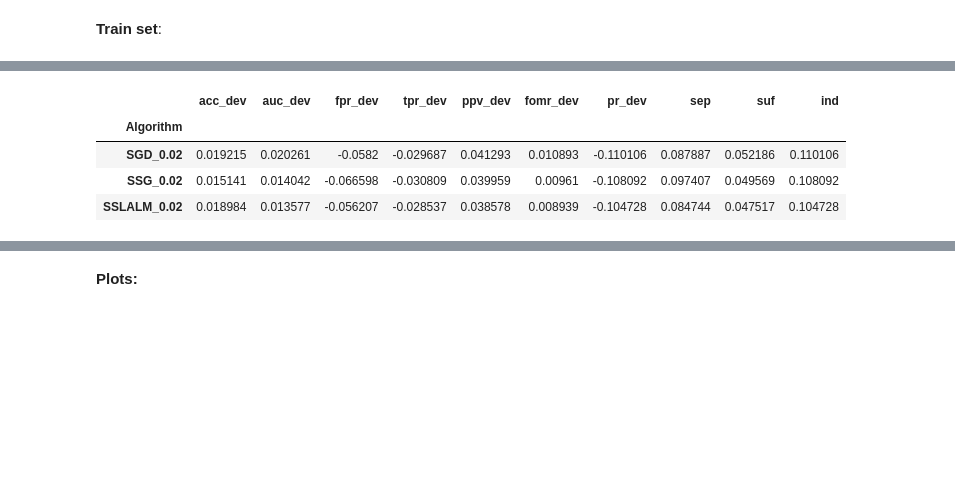
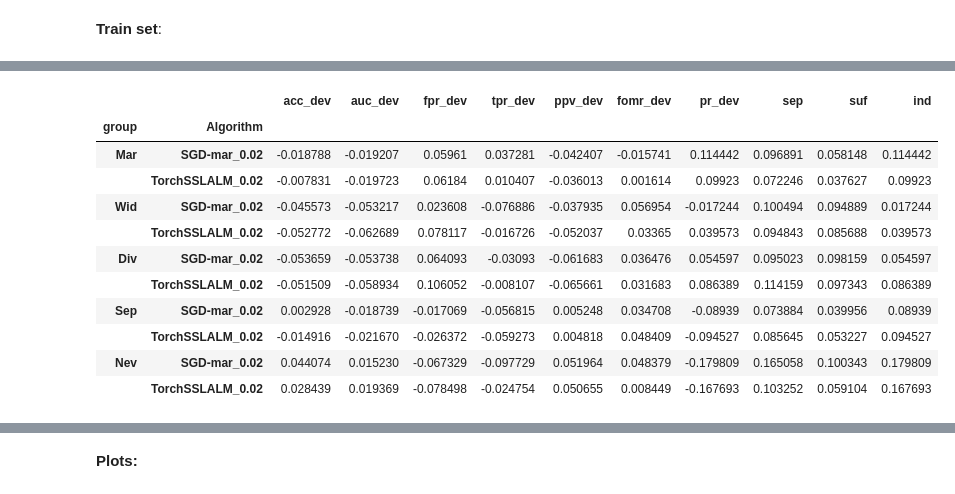
Before and after one commit to andrewklayk/humancompatible-train, a Jupyter notebook: experiments/model_plots.ipynb, the cells around one changed output, grey strips where cells are left out. Drawn from its saved outputs; the diff is of its cells as text; code cells hidden in the pictures; blank space fills up the shorter version.

```diff
--- a/experiments/model_plots.ipynb
+++ b/experiments/model_plots.ipynb
@@ -45,2 +50,12 @@ STATE = "CA"
     stratify=False,
 )
+# %%
+group_codes = {
+    "MAR": {1: "Mar", 2: "Wid", 3: "Div", 4: "Sep", 5:"Nev"},
+    "SEX": {1: "M", 2: "F"},
+    "RAC1P": {1: "W", 2: "B", 3: "AI", 4: "AN", 5: "AIAN", 6: "A", 7: "PA", 8: "OT", 9: "TW"}
+}
+groups_sep = [[int(g) for g in gr.split('_')] for gr in group_order]
+group_names = [[group_codes[sens_cols[i]][c] for i, c in enumerate(gc)] for gc in groups_sep]
+group_names = ['_'.join(g) for g in group_names]
+group_names
@@ -140,17 +186,26 @@ for group_ind in group_ind_train:
 groupwise_dev = []
 
 for group_stats in groupwise_stats:
-    diff = full_data_stats - group_stats
+    diff = group_stats - full_data_stats
     diff = diff.add_suffix('_dev')
     diff['sep'] = abs(diff['tpr_dev']) + abs(diff['fpr_dev'])
     diff['suf'] = abs(diff['ppv_dev']) + abs(diff['fomr_dev'])
     diff['ind'] = abs(diff['pr_dev'])
     groupwise_dev.append(diff)
-# %%
-groupwise_dev[0]
-# %% [output]
-|  | acc_dev | auc_dev | fpr_dev | tpr_dev | ppv_dev | fomr_dev | pr_dev | sep | suf | ind |
-| Algorithm |  |  |  |  |  |  |  |  |  |  |
-| SGD_0.02 | 0.019215 | 0.020261 | -0.0582 | -0.029687 | 0.041293 | 0.010893 | -0.110106 | 0.087887 | 0.052186 | 0.110106 |
-| SSG_0.02 | 0.015141 | 0.014042 | -0.066598 | -0.030809 | 0.039959 | 0.00961 | -0.108092 | 0.097407 | 0.049569 | 0.108092 |
-| SSLALM_0.02 | 0.018984 | 0.013577 | -0.056207 | -0.028537 | 0.038578 | 0.008939 | -0.104728 | 0.084744 | 0.047517 | 0.104728 |
+# %%
+import pandas as pd
+con = pd.concat(groupwise_dev, keys=group_names, names=['group'])
+con
+# %% [output]
+|  |  | acc_dev | auc_dev | fpr_dev | tpr_dev | ppv_dev | fomr_dev | pr_dev | sep | suf | ind |
+| group | Algorithm |  |  |  |  |  |  |  |  |  |  |
+| Mar | SGD-mar_0.02 | -0.018788 | -0.019207 | 0.05961 | 0.037281 | -0.042407 | -0.015741 | 0.114442 | 0.096891 | 0.058148 | 0.114442 |
+|  | TorchSSLALM_0.02 | -0.007831 | -0.019723 | 0.06184 | 0.010407 | -0.036013 | 0.001614 | 0.09923 | 0.072246 | 0.037627 | 0.09923 |
+| Wid | SGD-mar_0.02 | -0.045573 | -0.053217 | 0.023608 | -0.076886 | -0.037935 | 0.056954 | -0.017244 | 0.100494 | 0.094889 | 0.017244 |
+|  | TorchSSLALM_0.02 | -0.052772 | -0.062689 | 0.078117 | -0.016726 | -0.052037 | 0.03365 | 0.039573 | 0.094843 | 0.085688 | 0.039573 |
+| Div | SGD-mar_0.02 | -0.053659 | -0.053738 | 0.064093 | -0.03093 | -0.061683 | 0.036476 | 0.054597 | 0.095023 | 0.098159 | 0.054597 |
+|  | TorchSSLALM_0.02 | -0.051509 | -0.058934 | 0.106052 | -0.008107 | -0.065661 | 0.031683 | 0.086389 | 0.114159 | 0.097343 | 0.086389 |
+| Sep | SGD-mar_0.02 | 0.002928 | -0.018739 | -0.017069 | -0.056815 | 0.005248 | 0.034708 | -0.08939 | 0.073884 | 0.039956 | 0.08939 |
+|  | TorchSSLALM_0.02 | -0.014916 | -0.021670 | -0.026372 | -0.059273 | 0.004818 | 0.048409 | -0.094527 | 0.085645 | 0.053227 | 0.094527 |
+| Nev | SGD-mar_0.02 | 0.044074 | 0.015230 | -0.067329 | -0.097729 | 0.051964 | 0.048379 | -0.179809 | 0.165058 | 0.100343 | 0.179809 |
+|  | TorchSSLALM_0.02 | 0.028439 | 0.019369 | -0.078498 | -0.024754 | 0.050655 | 0.008449 | -0.167693 | 0.103252 | 0.059104 | 0.167693 |
```
Also changed, not shown: parts of 14 cells of this notebook, 16 other files.
